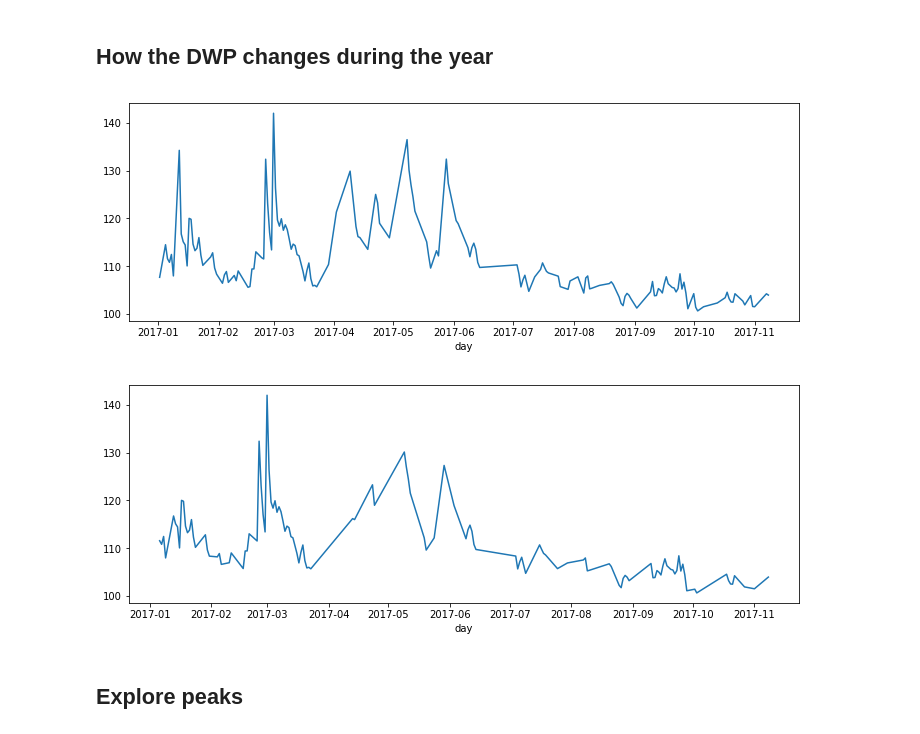
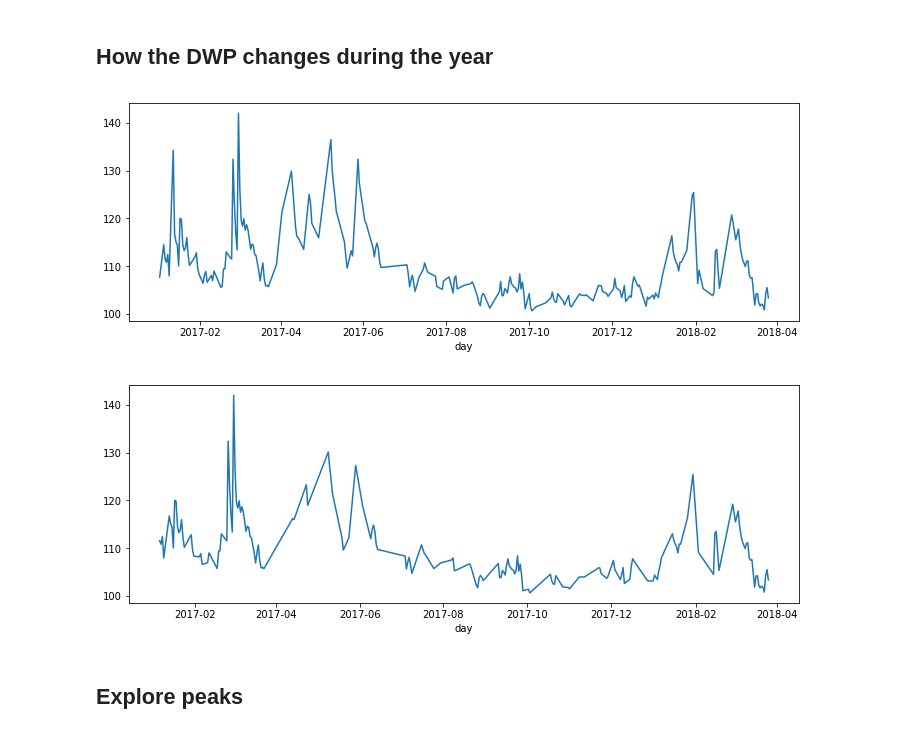
Before and after one commit to carldata/argo, a Jupyter notebook: notebooks/thorium-medium/[eda] Inflow.ipynb, the cells around one changed output. Saved outputs shown, nothing was run; the diff lists cells and outputs as text; code cells hidden in the pictures.

```diff
--- a/notebooks/thorium-medium/[eda] Inflow.ipynb
+++ b/notebooks/thorium-medium/[eda] Inflow.ipynb
@@ -19,8 +19,8 @@ project_folder = '../../datasets/thorium-medium/'
 with open(project_folder + 'project.json', 'r') as file:
     project = json.load(file)
 print(json.dumps(project, indent=4))
-flow = pd.read_csv(project_folder + 'flow1.csv', parse_dates=['time'])
-flow = flow.set_index('time')['flow'].fillna(0)
+flow = pd.read_csv(project_folder + 'flow1_edited.csv', parse_dates=['time'])
+flow = flow.set_index('time')['flow_edited'].fillna(0)
 flow = flow.resample('5T').pad()
 rainfall = pd.read_csv(project_folder + 'rainfall1.csv', parse_dates=['time'])
 rainfall = rainfall.set_index('time')['rainfall'].fillna(0)
@@ -89,17 +89,17 @@ plt.show()
 # %%
 df = flow_rain['2017-01-01':].groupby(by=['day']).mean()
 days = df[df.precipitation_24h < 0.1]
-days.flow.plot()
+days.flow_edited.plot()
 plt.show()
 # %% [output]
-[figure, old version]
+[figure, new version]
 # %%
 df = flow_rain['2017-01-01':].groupby(by=['day']).mean()
 days = df[df.precipitation_48h < 0.1]
-days.flow.plot()
+days.flow_edited.plot()
 plt.show()
 # %% [output]
-[figure, old version]
+[figure, new version]
 # %% [markdown]
 ## Explore peaks
 # %%
```
Also changed, not shown: parts of 4 cells of this notebook, 7 other files.
